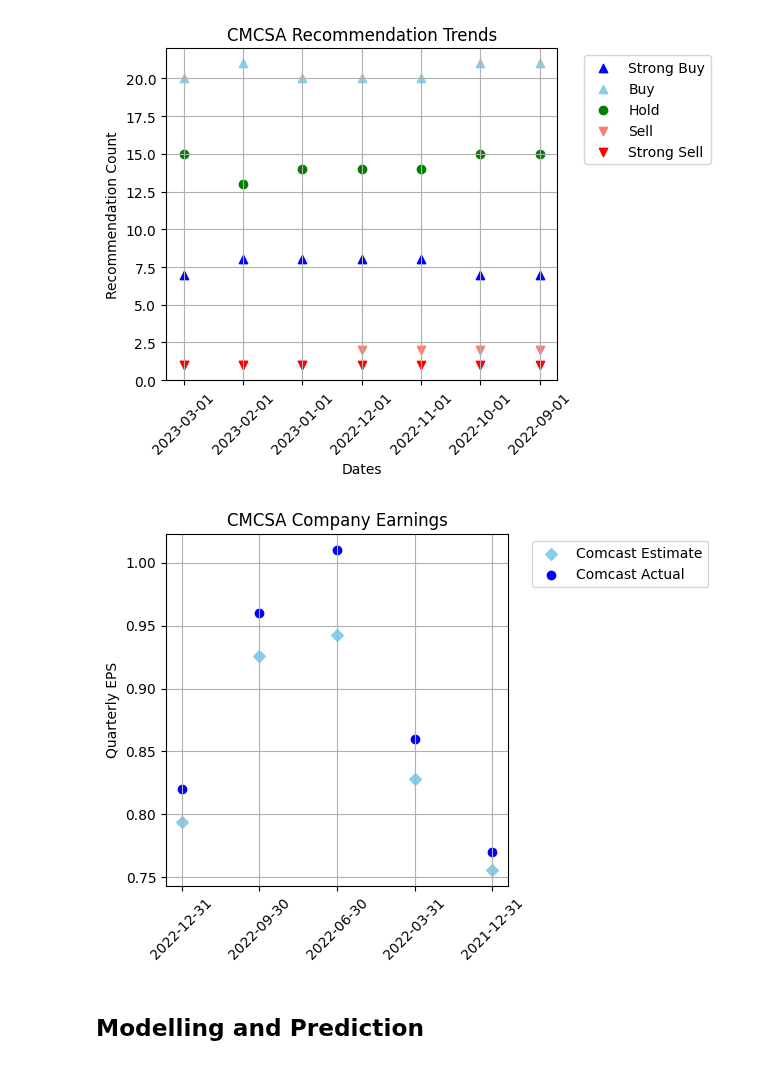
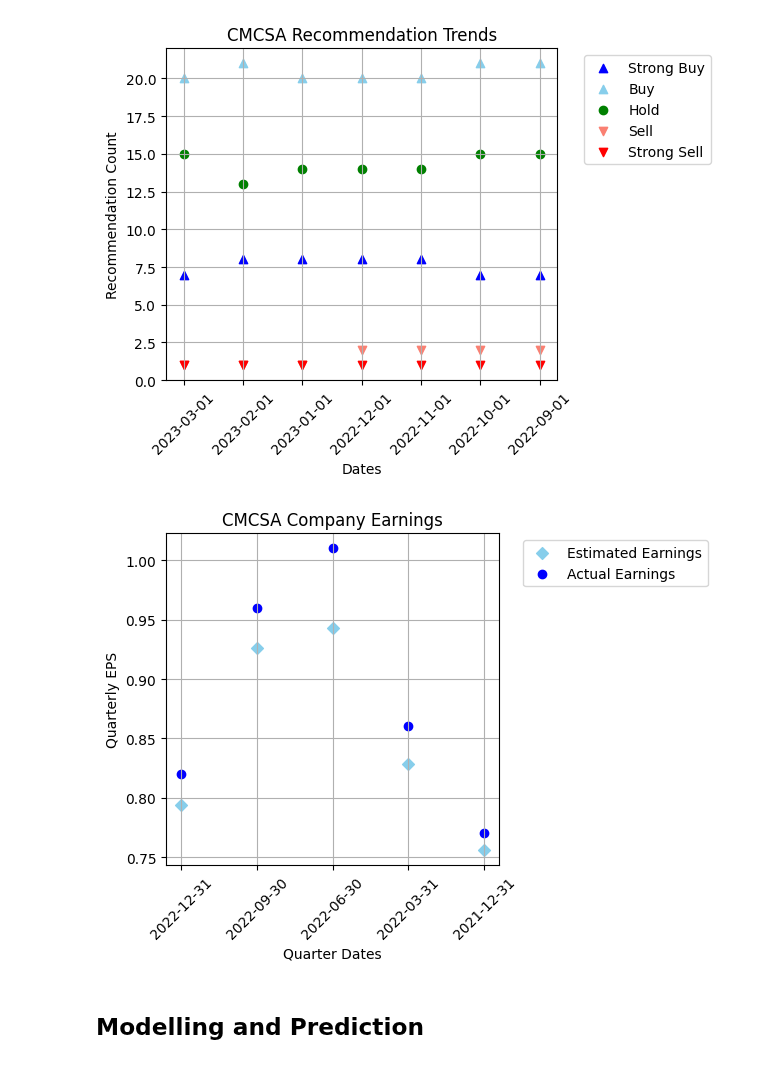
Before and after one commit to geoffpatton/dsci-521-project, a Jupyter notebook: final_project_impl.ipynb, the cells around one changed output. Cells and saved outputs as stored; diff of their text form; code cells hidden in the pictures.

Commit message:
Added labeles to graphs

```diff
--- a/final_project_impl.ipynb
+++ b/final_project_impl.ipynb
@@ -235,27 +233,25 @@ plt.show()
 # %%
 ticker_symbol = 'CMCSA'
 earnings_csv = './data/surprise_earnings.csv'
 
 all_earnings_df = pd.read_csv(earnings_csv, header = 0)
 stock_earnings_df = all_earnings_df[all_earnings_df['symbol'] == ticker_symbol].copy()
 
 ax = plt.axes()
 ax.grid()
+ax.set(xlabel='Quarter Dates', ylabel='Quarterly EPS', title=ticker_symbol + " Company Earnings")
 
-ax.scatter(stock_earnings_df['period'], stock_earnings_df['estimate'], label='Comcast Estimate', c='skyblue',  marker="D")
-ax.scatter(stock_earnings_df['period'], stock_earnings_df['actual'], label='Comcast Actual', c='b')
-
-ax.set_title(ticker_symbol + " Company Earnings")
-ax.set_ylabel("Quarterly EPS")
+ax.scatter(stock_earnings_df['period'], stock_earnings_df['estimate'], label='Estimated Earnings', c='skyblue',  marker="D")
+ax.scatter(stock_earnings_df['period'], stock_earnings_df['actual'], label='Actual Earnings', c='b')
 
 for tick in ax.get_xticklabels():
     tick.set_rotation(45)
 
 plt.legend(bbox_to_anchor=(1.05, 1.0), loc='upper left')
 plt.tight_layout()
 plt.show()
 # %% [output]
-[figure, old version]
+[figure, new version]
 # %% [markdown]
 ## Modelling and Prediction
 # %%
```
Also changed, not shown: parts of 5 cells of this notebook.
